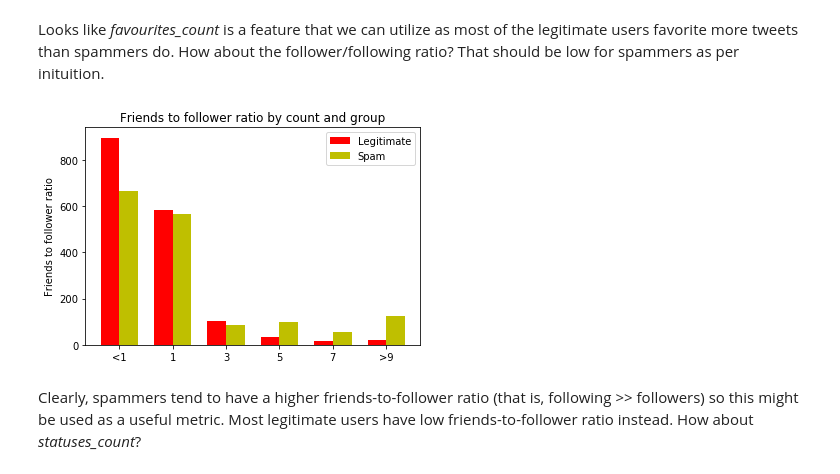
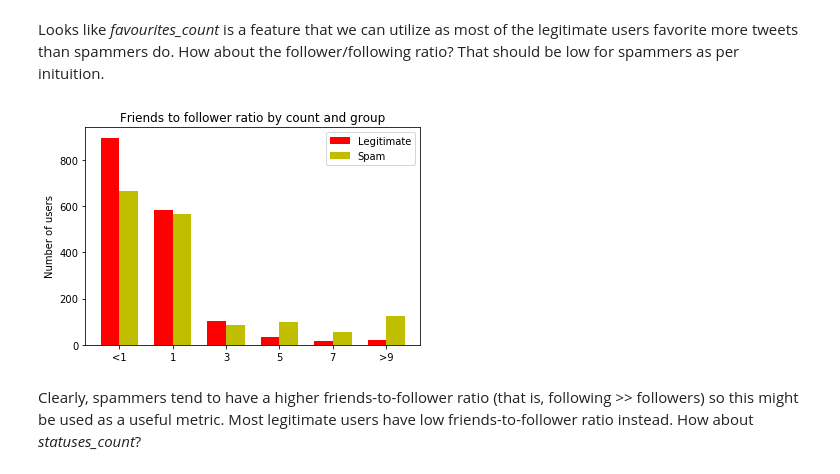
Before and after one commit to letheyue/TESLA-twitter-suspension-learning, a Jupyter notebook: data visualization/varol-RL.ipynb, the cells around one changed output. Saved outputs shown, nothing was run; the diff lists cells and outputs as text; code cells hidden in the pictures.

```diff
--- a/data visualization/varol-RL.ipynb
+++ b/data visualization/varol-RL.ipynb
@@ -116,26 +116,26 @@ Looks like *favourites_count* is a feature that we can utilize as most of the le
 # %%
 #legfo = user[(user['user_type'] == 0)].groupby(['followers_count','friends_count']).size()
 #print legfo
 bins2 = [-float("inf"),1,3,5,7,9,float("inf")]
 leg_fo_ratio = pd.cut(user[(user['user_type'] == 0)]['friends_count']/user[(user['user_type'] == 0)]['followers_count'],bins=bins2).value_counts(sort=False)
 spam_fo_ratio = pd.cut(user[(user['user_type'] == 1)]['friends_count']/user[(user['user_type'] == 1)]['followers_count'],bins=bins2).value_counts(sort=False)
 #print leg_fo_ratio
 #print spam_fo_ratio
 
 fig, ax = plt.subplots()
 rects1 = ax.bar(np.arange(6), leg_fo_ratio, width, color='r')
 rects2 = ax.bar(np.arange(6) + width, spam_fo_ratio, width, color='y')
 
-ax.set_ylabel('Friends to follower ratio')
+ax.set_ylabel('Number of users')
 ax.set_title('Friends to follower ratio by count and group')
 ax.set_xticks(np.arange(6) + width / 2)
 ax.set_xticklabels(('<1', '1', '3', '5', '7','>9'))
 
 ax.legend((rects1[0], rects2[0]), ('Legitimate', 'Spam'))
 
 plt.show()
 # %% [output]
-[figure, old version]
+[figure, new version]
 # %% [markdown]
 Clearly, spammers tend to have a higher friends-to-follower ratio (that is, following >> followers) so this might be used as a useful metric. Most legitimate users have low friends-to-follower ratio instead. How about *statuses_count*?
 # %%
```
Also changed, not shown: parts of 1 cell of this notebook.
